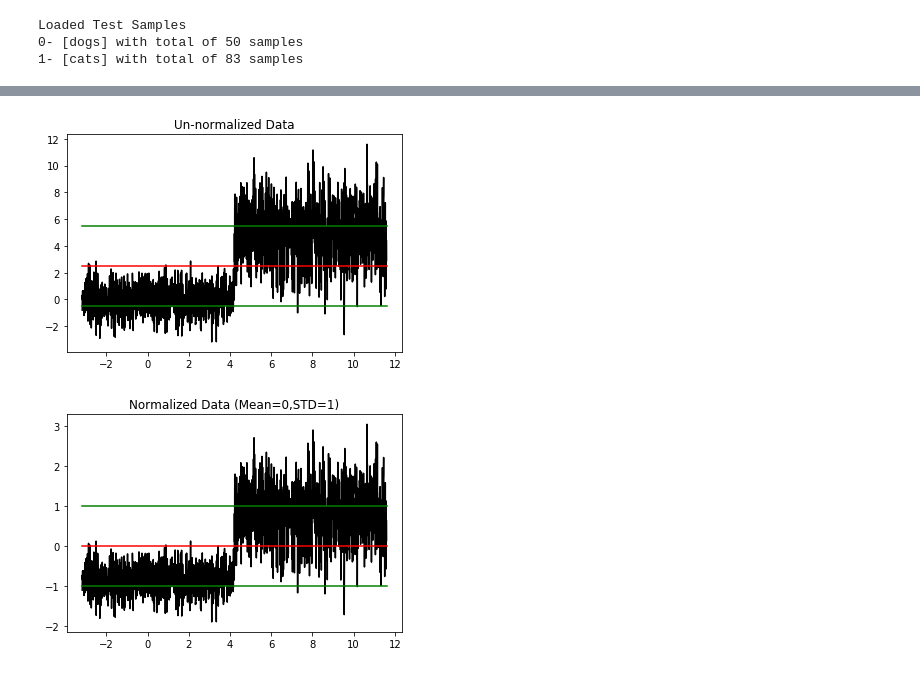
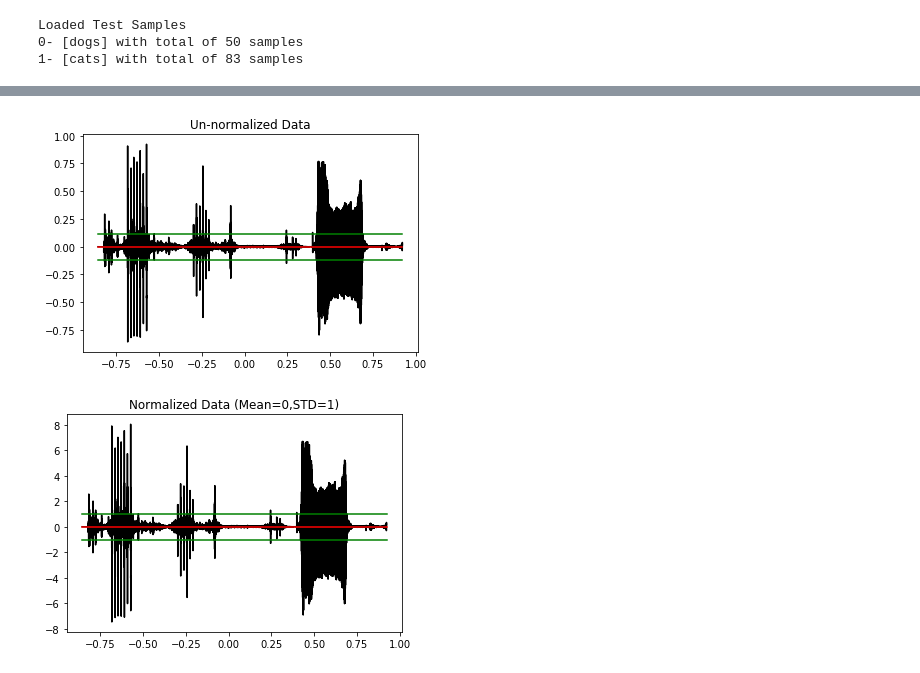
Before and after one commit to mrayy/PracticalML, a Jupyter notebook: 3. Data Preparation/Python/AudioPreprocessing.ipynb, the cells around one changed output, grey strips where cells are left out. Saved outputs shown, nothing was run; the diff lists cells and outputs as text; code cells hidden in the pictures.

```diff
--- a/3. Data Preparation/Python/AudioPreprocessing.ipynb
+++ b/3. Data Preparation/Python/AudioPreprocessing.ipynb
@@ -281,26 +283,25 @@ Accuracy for [cats] is 84%
 # %%
 import matplotlib.pyplot as plt
 import numpy as np
 from scipy.stats import norm
 
 
-rng = np.random.RandomState(1000)  # deterministic random data
-a = np.hstack((rng.normal(size=1000),rng.normal(loc=5, scale=2, size=1000)))
+a = samples[10][0]
 #plt.hist(a, bins=20)  # arguments are passed to np.histogram
 plt.title("Un-normalized Data")
 
 x_axis = np.linspace(np.min(a), np.max(a), len(a))
 # Mean = 0, SD = 2.
 #plt.plot(x_axis, norm.pdf(x_axis,meanA,stdA))
 meanA=np.mean(a)
 stdA=np.std(a)
 plt.plot(x_axis,a,'k')
 plt.plot([np.min(a), np.max(a)],[meanA,meanA],'r')
 plt.plot([np.min(a), np.max(a)],[meanA-stdA,meanA-stdA],'g')
 plt.plot([np.min(a), np.max(a)],[meanA+stdA,meanA+stdA],'g')
 plt.show()
 # %% [output]
-[figure, old version]
+[figure, new version]
 # %%
 
 b=(a-meanA)/stdA
@@ -315,4 +316,4 @@ plt.plot([np.min(a), np.max(a)],[meanB+stdB,meanB+stdB],'g')
 
 plt.show()
 # %% [output]
-[figure, old version]
+[figure, new version]
```
Also changed, not shown: parts of 4 cells of this notebook, 6 other files.
